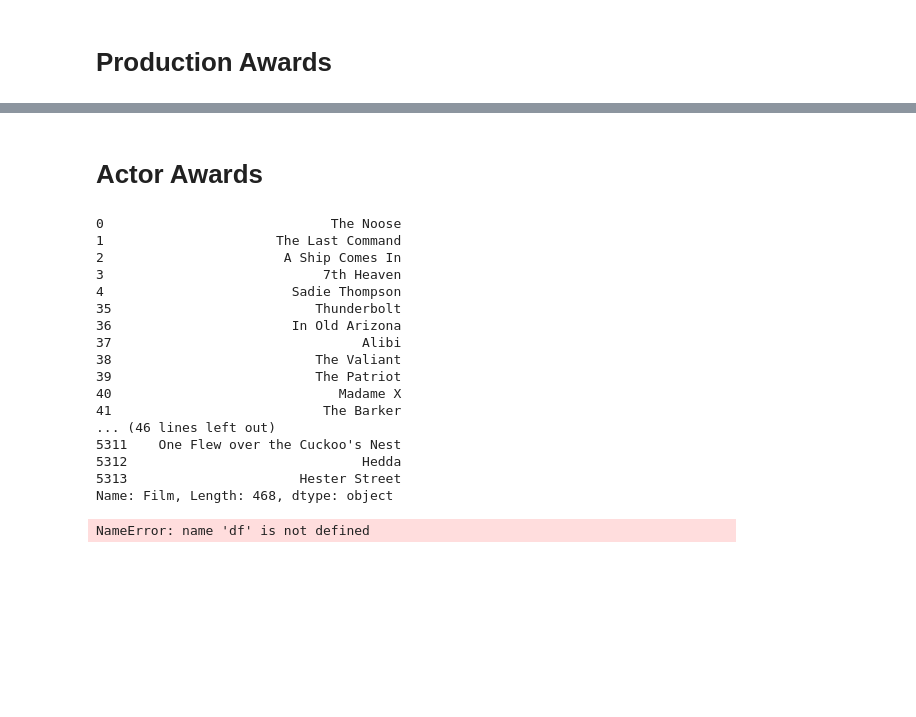
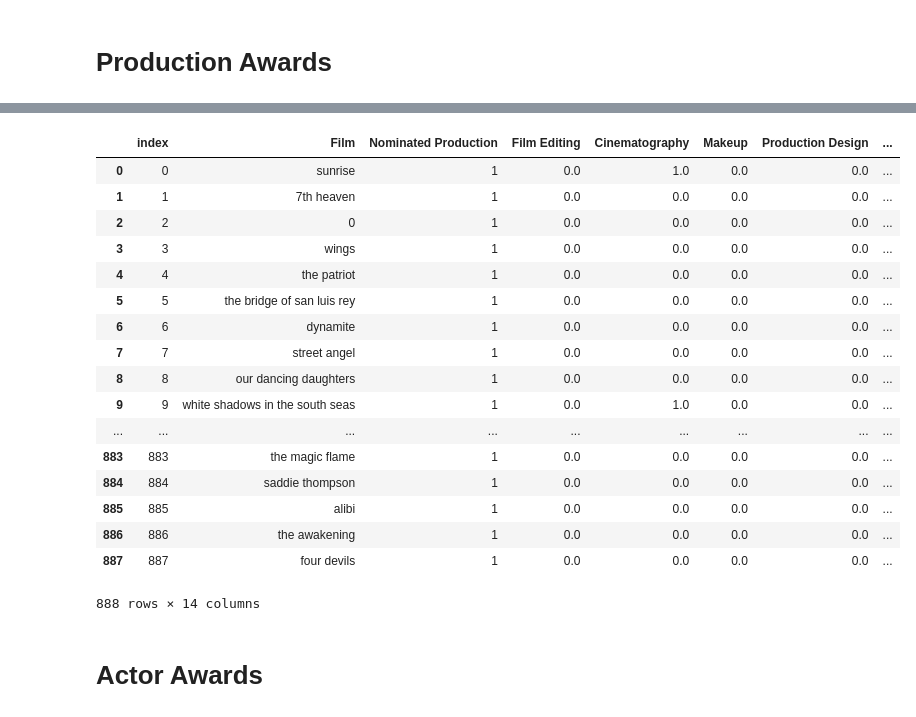
Before and after one commit to miguelgd54/Movies-Success-Data-Analysis, a Jupyter notebook: Final_Notebook.ipynb, the cells around one changed output, grey strips where cells are left out. Cells and saved outputs as stored; diff of their text form; code cells hidden in the pictures; blank space fills up the shorter version.

```diff
--- a/Final_Notebook.ipynb
+++ b/Final_Notebook.ipynb
@@ -272,49 +404,25 @@ for index,row in awards_df.iterrows():
 # %%
 # Set index back to numbers and not film name
 prod_awards=prod_awards.reset_index()
+prod_awards
+# %% [output]
+|  | index | Film | Nominated Production | Film Editing | Cinematography | Makeup | Production Design | ... |
+| 0 | 0 | sunrise | 1 | 0.0 | 1.0 | 0.0 | 0.0 | ... |
+| 1 | 1 | 7th heaven | 1 | 0.0 | 0.0 | 0.0 | 0.0 | ... |
+| 2 | 2 | 0 | 1 | 0.0 | 0.0 | 0.0 | 0.0 | ... |
+| 3 | 3 | wings | 1 | 0.0 | 0.0 | 0.0 | 0.0 | ... |
+| 4 | 4 | the patriot | 1 | 0.0 | 0.0 | 0.0 | 0.0 | ... |
+| 5 | 5 | the bridge of san luis rey | 1 | 0.0 | 0.0 | 0.0 | 0.0 | ... |
+| 6 | 6 | dynamite | 1 | 0.0 | 0.0 | 0.0 | 0.0 | ... |
+| 7 | 7 | street angel | 1 | 0.0 | 0.0 | 0.0 | 0.0 | ... |
+| 8 | 8 | our dancing daughters | 1 | 0.0 | 0.0 | 0.0 | 0.0 | ... |
+| 9 | 9 | white shadows in the south seas | 1 | 0.0 | 1.0 | 0.0 | 0.0 | ... |
+| ... | ... | ... | ... | ... | ... | ... | ... | ... |
+| 883 | 883 | the magic flame | 1 | 0.0 | 0.0 | 0.0 | 0.0 | ... |
+| 884 | 884 | saddie thompson | 1 | 0.0 | 0.0 | 0.0 | 0.0 | ... |
+| 885 | 885 | alibi | 1 | 0.0 | 0.0 | 0.0 | 0.0 | ... |
+| 886 | 886 | the awakening | 1 | 0.0 | 0.0 | 0.0 | 0.0 | ... |
+| 887 | 887 | four devils | 1 | 0.0 | 0.0 | 0.0 | 0.0 | ... |
+888 rows × 14 columns
 # %% [markdown]
 # Actor Awards
-# %%
-actor_awards = pd.read_csv('awards.csv')
-actor_awards = actor_awards.loc[((actor_awards['Award'] == "Actor") | (actor_awards['Award'] == "Actress")), 'Film']
-# %% [output]
-0                             The Noose
-1                      The Last Command
-2                       A Ship Comes In
-3                            7th Heaven
-4                        Sadie Thompson
-35                          Thunderbolt
-36                       In Old Arizona
-37                                Alibi
-38                          The Valiant
-39                          The Patriot
-40                             Madame X
-41                           The Barker
-... (46 lines left out)
-5311    One Flew over the Cuckoo's Nest
-5312                              Hedda
-5313                      Hester Street
-Name: Film, Length: 468, dtype: object
-# %%
-arr_film_one = []
-for i in range(0,actor_awards.shape[0]):
-    try:
-        if actor_awards[i] not in arr_film_one:
-            arr_film_one.append(actor_awards[i])
-    except KeyError:
-        pass
-
-total_movies = []
-for i in range(0,df.shape[0]):
-    try:
-        if df.Film[i] not in total_movies:
-            total_movies.append(df.Film[i])
-    except KeyError:
-        pass
-
-arr_film_zero = list(arr_film_one)
-for i in range(0,len(total_movies)):
-    if total_movies[i] not in arr_film_zero:
-        arr_film_zero.append(total_movies[i])
-# %% [output]
-NameError: name 'df' is not defined
```
Also changed, not shown: parts of 14 cells of this notebook.
